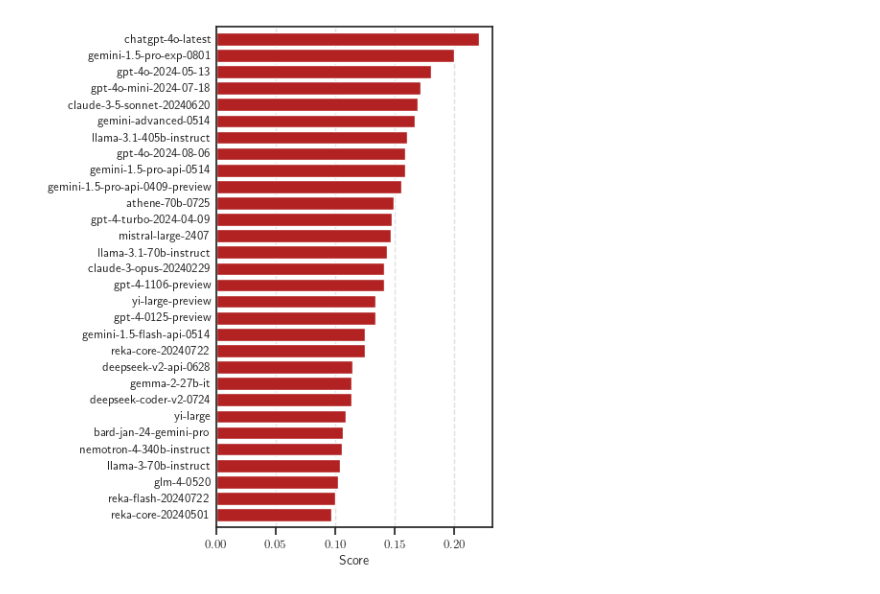
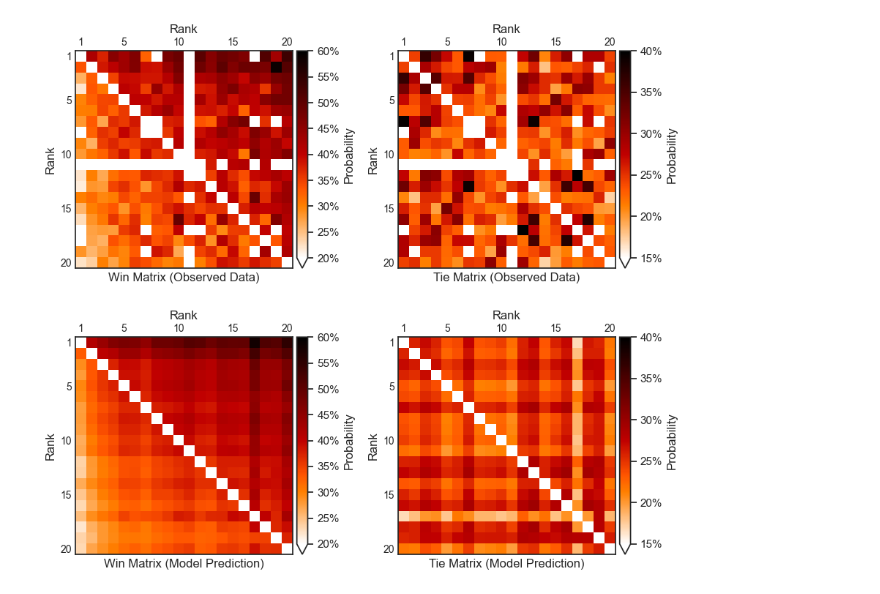
Before and after one commit to suquark/leaderbot, a Jupyter notebook: notebooks/MWE.ipynb, the cells around one changed output. Saved outputs shown, nothing was run; the diff lists cells and outputs as text; code cells hidden in the pictures.

Commit message:
factor tie

```diff
--- a/notebooks/MWE.ipynb
+++ b/notebooks/MWE.ipynb
@@ -2,5 +2,16 @@
 import leaderbot as lb
 
 data = lb.data.load()
-model = lb.DavidsonScaled(data)
-model.train()
+
+#data['Y'][:, -1] = 0
+
+# model = lb.models.DavidsonScaled(data)
+#model = lb.models.BradleyTerryScaled(data)
+model = lb.models.RaoKupper(data, n_tie_factors=2)
+#model = lb.models.DavidsonScaledR(data, n_tie_factors=1)
+#model = lb.models.DavidsonScaledRIJ(data, n_tie_factors=1)
+#model = lb.models.DavidsonScaledR(data)
+model.train() #method='L-BFGS-B')
+
+latex = False
+save = False
@@ -34,4 +26,8 @@ model.visualize(max_rank=40, method='kpca', dim='3d', latex=False)
 # %%
-model.plot_scores(max_rank=30, horizontal=True, latex=True)
+model.plot_scores(max_rank=30, horizontal=True, latex=latex, save=save)
-# %% [output]
-[figure, removed]
+# %%
+model.match_matrix(max_rank=20, density=True, source='both',
+                   latex=latex, save=save, horizontal=True,
+                   win_range=[0.2, 0.6], tie_range=[0.15, 0.4])
+# %% [output]
+[figure, added]
```
Also changed, not shown: parts of 6 cells of this notebook, 27 other files.
